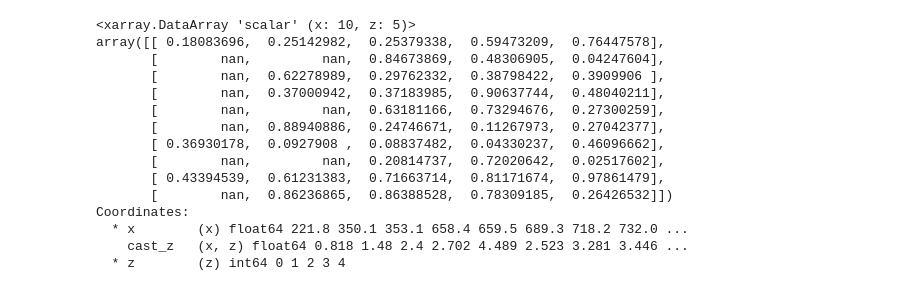
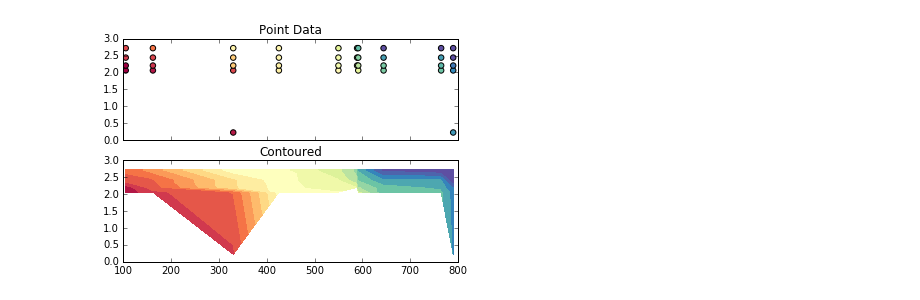
Before and after one commit to rustychris/stompy, a Jupyter notebook: examples/transects_0.ipynb, the cells around one changed output. Saved outputs shown, nothing was run; the diff lists cells and outputs as text; code cells hidden in the pictures.

```diff
--- a/examples/transects_0.ipynb
+++ b/examples/transects_0.ipynb
@@ -30,25 +54,31 @@ coll=plot_utils.transect_tricontourf(transect_data,ax=ax,V=20,
 # %%
-# Gridded, incomplete, unevenly spaced, data.
 # Have to specify the limits of the contours now.
 
-# fabricate unevenly spaced, monotonic x variable
+# fabricate unevenly spaced, monotonic x,z variables
 x=np.sort(1000*np.random.random(10))
-# same for z variable
 z=np.sort(5*np.random.random(5))
 scalar=np.random.random( (len(x),len(z)) )
+scalar.sort(axis=0) ; scalar.sort(axis=1)
 # Randomly drop about 20% of the bottom of each profile
 mask = np.sort(np.random.random( (10,5) ),axis=1) < 0.2
 scalar[mask]=np.nan
-# scalar=np.ma.masked_array(scalar,mask=mask) # equivalent
+# also supports masked array:
+# scalar=np.ma.masked_array(scalar,mask=mask)
 
-
+# Same layout for the DataArray, but now scalar is missing some data.
 transect_data = xr.DataArray(scalar,
                              coords=[ ('x',x),
                                       ('z',z)])
 
-fig,ax=plt.subplots()
-coll=plot_utils.transect_tricontourf(transect_data,ax=ax,V=np.linspace(0,1,20),
-                                     cmap=cmo.matter,
+fig,axs=plt.subplots(2,1,sharex=True,sharey=True)
+
+Y,X = np.meshgrid(transect_data.z,transect_data.x)
+axs[0].scatter(X,Y,30,scalar,cmap=cmap)
+axs[0].set_title('Point Data')
+
+coll=plot_utils.transect_tricontourf(transect_data,ax=axs[1],V=np.linspace(0,1,20),
+                                     cmap=cmap,
                                      xcoord='x',
                                      ycoord='z')
+axs[1].set_title('Contoured') ;
 # %% [output]
@@ -57,18 +85 @@ coll=plot_utils.transect_tricontourf(transect_data,ax=ax,V=np.linspace(0,1,20),
+[figure, added]
-# %%
-transect_data
-# %% [output]
-<xarray.DataArray 'scalar' (x: 10, z: 5)>
-array([[ 0.18083696,  0.25142982,  0.25379338,  0.59473209,  0.76447578],
-       [        nan,         nan,  0.84673869,  0.48306905,  0.04247604],
-       [        nan,  0.62278989,  0.29762332,  0.38798422,  0.3909906 ],
-       [        nan,  0.37000942,  0.37183985,  0.90637744,  0.48040211],
-       [        nan,         nan,  0.63181166,  0.73294676,  0.27300259],
-       [        nan,  0.88940886,  0.24746671,  0.11267973,  0.27042377],
-       [ 0.36930178,  0.0927908 ,  0.08837482,  0.04330237,  0.46096662],
-       [        nan,         nan,  0.20814737,  0.72020642,  0.02517602],
-       [ 0.43394539,  0.61231383,  0.71663714,  0.81171674,  0.97861479],
-       [        nan,  0.86236865,  0.86388528,  0.78309185,  0.26426532]])
-Coordinates:
-  * x        (x) float64 221.8 350.1 353.1 658.4 659.5 689.3 718.2 732.0 ...
-    cast_z   (x, z) float64 0.818 1.48 2.4 2.702 4.489 2.523 3.281 3.446 ...
-  * z        (z) int64 0 1 2 3 4
```
Also changed, not shown: parts of 12 cells of this notebook, 1 other file.
